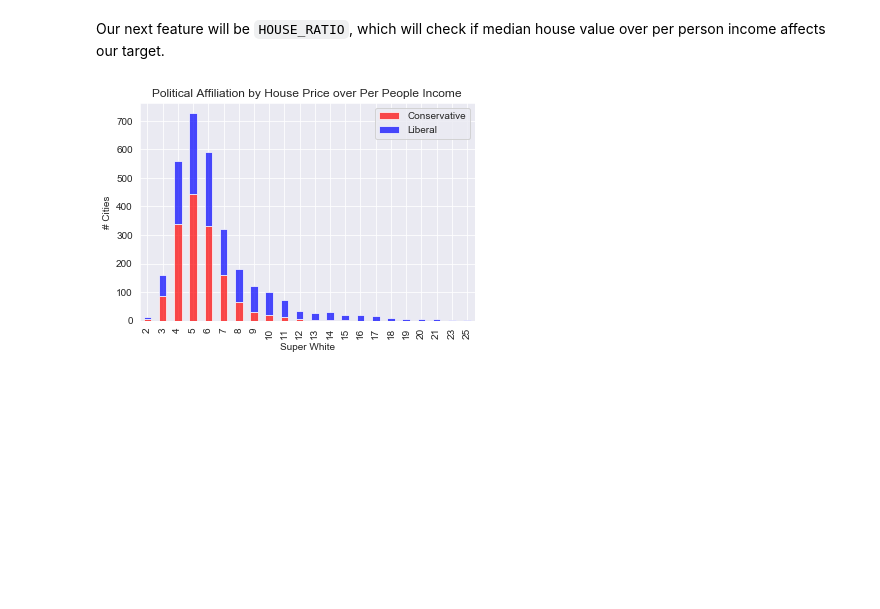
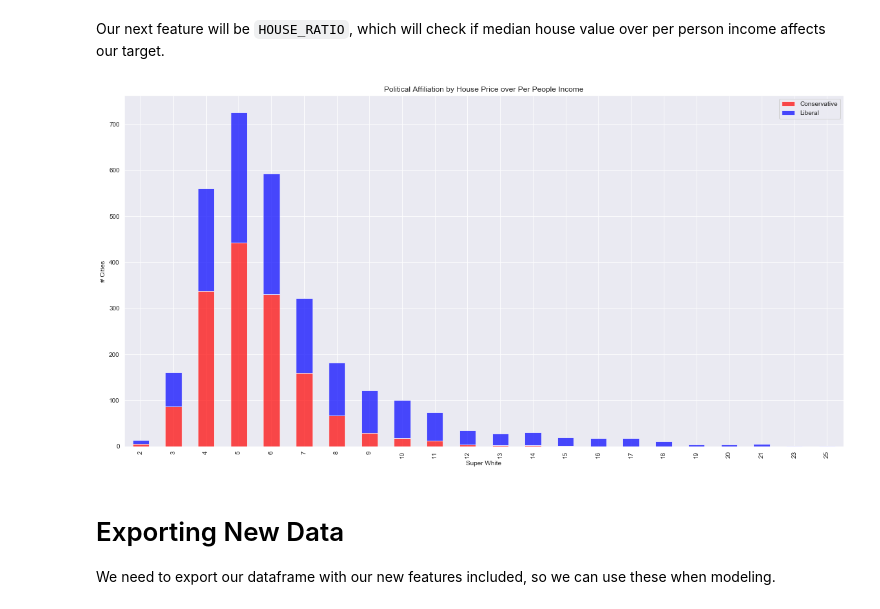
Before and after one commit to CaryMosley/PoliticalAffiliation, a Jupyter notebook: EDA and Feature Engineering.ipynb, the cells around one changed output. Saved outputs shown, nothing was run; the diff lists cells and outputs as text; code cells hidden in the pictures; blank space fills up the shorter version.

```diff
--- a/EDA and Feature Engineering.ipynb
+++ b/EDA and Feature Engineering.ipynb
@@ -571,12 +573,13 @@ df['LOW_HISPANIC'] = df['HISPANIC'].apply(lambda x: 1 if x<.05 else 0)
 
 df['SUPER_WHITE'] = df['MAJ_WHITE']*df['LOW_HISPANIC']*df['LOW_ASIAN']*df['LOW_BLACK']
 
-df.drop(columns = ['UNDR_5_HISP','UNDR_5_AZN','UNDR_5_BLK'],inplace=True)
+df.drop(columns = ['LOW_BLACK','LOW_ASIAN','LOW_HISPANIC'],inplace=True)
 
 chart = df.groupby(['SUPER_WHITE','PA']).SUPER_WHITE.count().unstack()
 p = chart.plot(kind = 'bar', stacked = True,
                    title = 'Political Affiliation by if the Pop is Super White: Liberal vs Conservative',
-                   color = ['red','blue'], alpha = .70)
+                   color = ['red','blue'], alpha = .70,
+              figsize = (10,5))
 p.set_xlabel('Super White')
 p.set_ylabel('# Cities')
 p.legend(['Conservative','Liberal'])
@@ -591,13 +594,18 @@ df.drop(columns = ['HOUSE_VAL','INCOME'],inplace=True)
 # %%
 temp_df = df.copy()
 temp_df['HOUSE_RATIO'] = temp_df['HOUSE_RATIO'].apply(lambda x: round(x))
 chart = temp_df.groupby(['HOUSE_RATIO','PA']).HOUSE_RATIO.count().unstack()
 p = chart.plot(kind = 'bar', stacked = True,
                    title = 'Political Affiliation by House Price over Per People Income',
-                   color = ['red','blue'], alpha = .70)
+                   color = ['red','blue'], alpha = .70,
+              figsize = (20,10))
 p.set_xlabel('Super White')
 p.set_ylabel('# Cities')
 p.legend(['Conservative','Liberal'])
 plt.show()
 # %% [output]
-[figure, old version]
+[figure, new version]
+# %% [markdown]
+# Exporting New Data
+
+We need to export our dataframe with our new features included, so we can use these when modeling.
```
Also changed, not shown: parts of 8 cells of this notebook.
